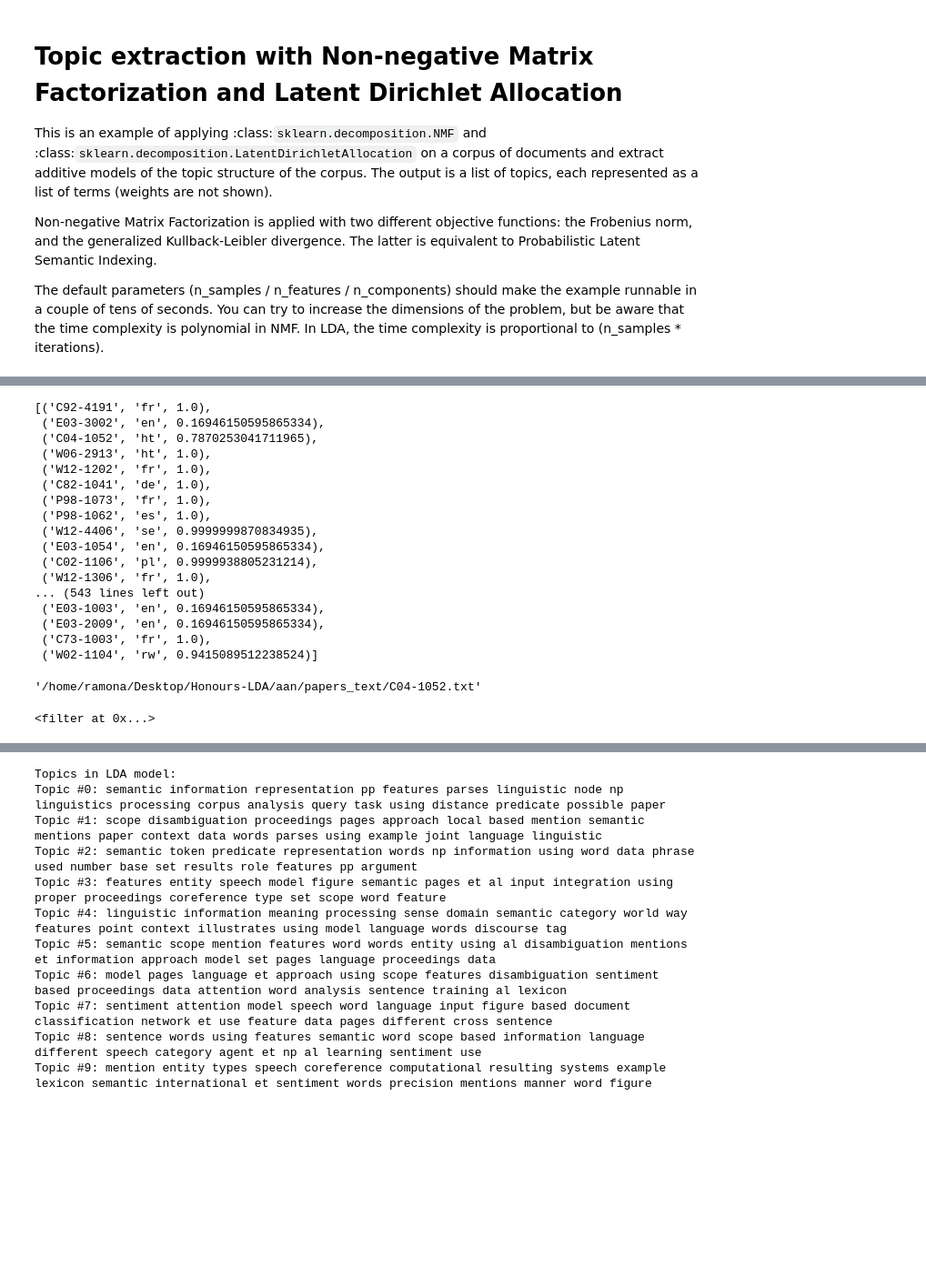
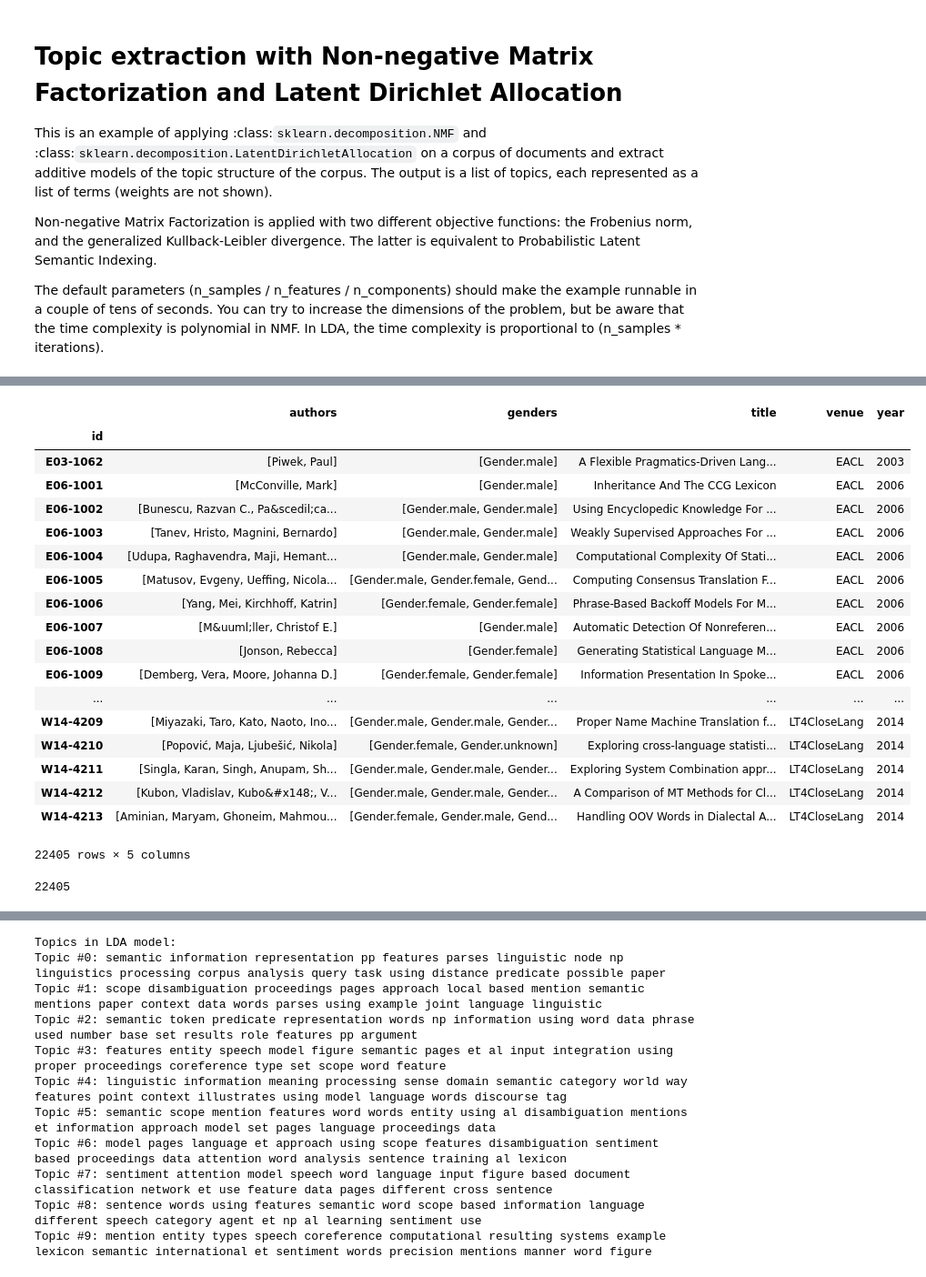
Before and after one commit to comRamona/Honours-Project-NLP-for-Gender, a Jupyter notebook: plot_topics_extraction_with_nmf_lda.ipynb, the cells around one changed output, grey strips where cells are left out. Shown at 91% size. Saved outputs shown, nothing was run; the diff lists cells and outputs as text; code cells hidden in the pictures; blank space fills up the shorter version.

```diff
--- a/plot_topics_extraction_with_nmf_lda.ipynb
+++ b/plot_topics_extraction_with_nmf_lda.ipynb
@@ -131,42 +49,32 @@ for f in bad_pdfs:
-# %%
-import _pickle as pkl
-a = pkl.load(open("bad_pdfs.pkl","rb"))
-a
-# %% [output]
-[('C92-4191', 'fr', 1.0),
- ('E03-3002', 'en', 0.16946150595865334),
- ('C04-1052', 'ht', 0.7870253041711965),
- ('W06-2913', 'ht', 1.0),
- ('W12-1202', 'fr', 1.0),
- ('C82-1041', 'de', 1.0),
- ('P98-1073', 'fr', 1.0),
- ('P98-1062', 'es', 1.0),
- ('W12-4406', 'se', 0.9999999870834935),
- ('E03-1054', 'en', 0.16946150595865334),
- ('C02-1106', 'pl', 0.9999938805231214),
- ('W12-1306', 'fr', 1.0),
-... (543 lines left out)
- ('E03-1003', 'en', 0.16946150595865334),
- ('E03-2009', 'en', 0.16946150595865334),
- ('C73-1003', 'fr', 1.0),
- ('W02-1104', 'rw', 0.9415089512238524)]
-# %%
-really_bad = []
-for f in bad_pdfs:
-    with open(f) as bf:
-        txt = bf.read()
-        ln = identifier.classify(txt)
-        if(ln == fr):
-            french.append(f)
-        else:
-            really_bad.append(ln)
-# %% [output]
-'/home/ramona/Desktop/Honours-LDA/aan/papers_text/C04-1052.txt'
-# %%
-french = list(filter(lambda x: x[0] == "fr", bad_pdfs)
-french
-# %% [output]
-<filter at 0x...>
+# %%
+from indexes import ACL_metadata
+acl = ACL_metadata()
+# %%
+acl.df
+# %% [output]
+|  | authors | genders | title | venue | year |
+| id |  |  |  |  |  |
+| E03-1062 | [Piwek, Paul] | [Gender.male] | A Flexible Pragmatics-Driven Lang... | EACL | 2003 |
+| E06-1001 | [McConville, Mark] | [Gender.male] | Inheritance And The CCG Lexicon | EACL | 2006 |
+| E06-1002 | [Bunescu, Razvan C., Pa&scedil;ca... | [Gender.male, Gender.male] | Using Encyclopedic Knowledge For ... | EACL | 2006 |
+| E06-1003 | [Tanev, Hristo, Magnini, Bernardo] | [Gender.male, Gender.male] | Weakly Supervised Approaches For ... | EACL | 2006 |
+| E06-1004 | [Udupa, Raghavendra, Maji, Hemant... | [Gender.male, Gender.male] | Computational Complexity Of Stati... | EACL | 2006 |
+| E06-1005 | [Matusov, Evgeny, Ueffing, Nicola... | [Gender.male, Gender.female, Gend... | Computing Consensus Translation F... | EACL | 2006 |
+| E06-1006 | [Yang, Mei, Kirchhoff, Katrin] | [Gender.female, Gender.female] | Phrase-Based Backoff Models For M... | EACL | 2006 |
+| E06-1007 | [M&uuml;ller, Christof E.] | [Gender.male] | Automatic Detection Of Nonreferen... | EACL | 2006 |
+| E06-1008 | [Jonson, Rebecca] | [Gender.female] | Generating Statistical Language M... | EACL | 2006 |
+| E06-1009 | [Demberg, Vera, Moore, Johanna D.] | [Gender.female, Gender.female] | Information Presentation In Spoke... | EACL | 2006 |
+| ... | ... | ... | ... | ... | ... |
+| W14-4209 | [Miyazaki, Taro, Kato, Naoto, Ino... | [Gender.male, Gender.male, Gender... | Proper Name Machine Translation f... | LT4CloseLang | 2014 |
+| W14-4210 | [Popović, Maja, Ljubešić, Nikola] | [Gender.female, Gender.unknown] | Exploring cross-language statisti... | LT4CloseLang | 2014 |
+| W14-4211 | [Singla, Karan, Singh, Anupam, Sh... | [Gender.male, Gender.male, Gender... | Exploring System Combination appr... | LT4CloseLang | 2014 |
+| W14-4212 | [Kubon, Vladislav, Kubo&#x148;, V... | [Gender.male, Gender.male, Gender... | A Comparison of MT Methods for Cl... | LT4CloseLang | 2014 |
+| W14-4213 | [Aminian, Maryam, Ghoneim, Mahmou... | [Gender.female, Gender.male, Gend... | Handling OOV Words in Dialectal A... | LT4CloseLang | 2014 |
+22405 rows × 5 columns
+# %%
+len(acl.train_files)
+# %% [output]
+22405
 # %%
 def dehyphenate(s):
     return s.replace('-\n','').lower()
```
Also changed, not shown: parts of 17 cells of this notebook, 12 other files.
